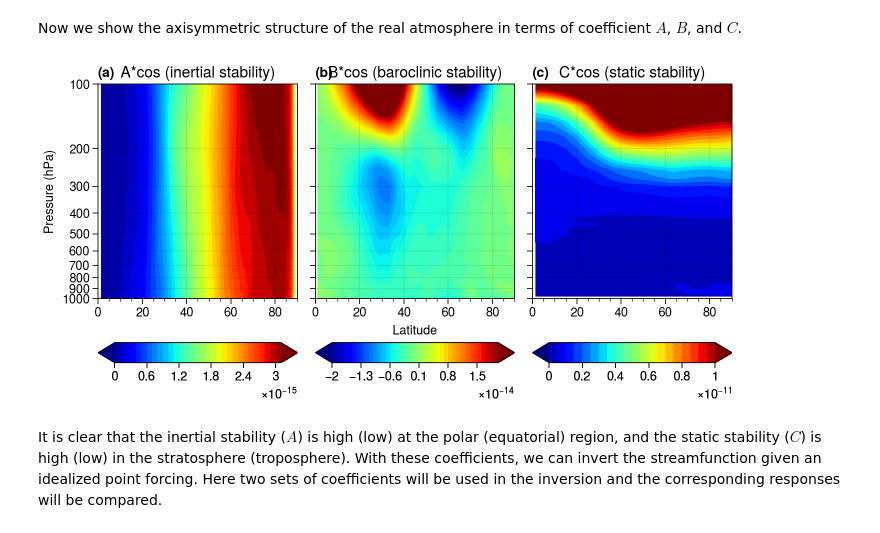
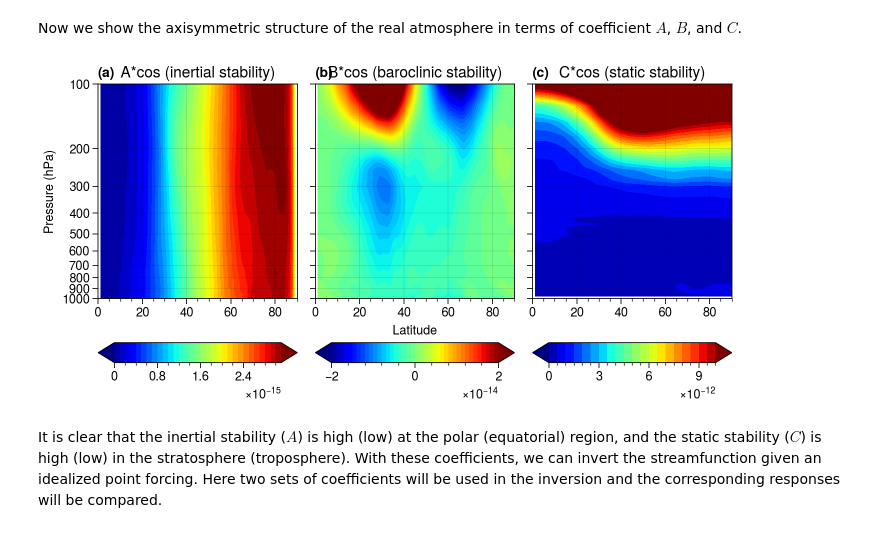
Before and after one commit to miniufo/xinvert, a Jupyter notebook: docs/source/notebooks/04_Eliassen_model.ipynb, the cells around one changed output. Cells and saved outputs as stored; diff of their text form; code cells hidden in the pictures.

```diff
--- a/docs/source/notebooks/04_Eliassen_model.ipynb
+++ b/docs/source/notebooks/04_Eliassen_model.ipynb
@@ -190,33 +190,33 @@ Data variables: (12/17)
 # %% [markdown]
 Now we show the axisymmetric structure of the real atmosphere in terms of coefficient $A$, $B$, and $C$.
 # %%
-import proplot as pplt
+import ultraplot as uplt
 
-fig, axes = pplt.subplots(nrows=1, ncols=3, figsize=(7, 3.5), sharex=3, sharey=3)
-
+fig, axes = uplt.subplots(nrows=1, ncols=3, figsize=(7, 3.5), sharex=3, sharey=3)
+fig.set_facecolor('w')
 fontsize = 11
 
 ax = axes[0]
 m = ax.contourf(Acoef*cosLat, levels=np.linspace(0, 3.1e-15, 32), cmap='jet', extend='both')
 ax.set_title('A*cos (inertial stability)', fontsize=fontsize)
 ax.colorbar(m, loc='b')
 ax.set_yscale('log')
 
 ax = axes[1]
 m = ax.contourf(Bcoef*cosLat, levels=np.linspace(-2e-14, 2e-14, 41), cmap='jet', extend='both')
 ax.set_title('B*cos (baroclinic stability)', fontsize=fontsize)
 ax.colorbar(m, loc='b')
 
 ax = axes[2]
 m = ax.contourf(Ccoef*cosLat, levels=np.linspace(0, 1e-11, 21), cmap='jet', extend='both')
 ax.set_title('C*cos (static stability)', fontsize=fontsize)
 ax.colorbar(m, loc='b')
 ax.set_yticks(np.arange(10000, 110000, 10000))
 ax.set_yticklabels(np.arange(100, 1100, 100), fontsize=fontsize-2)
 
 axes.format(abc='(a)', xlabel='Latitude', ylabel='Pressure (hPa)', xlim=[0, 90])
 # %% [output]
-[figure, old version]
+[figure, new version]
 # %% [markdown]
 It is clear that the inertial stability ($A$) is high (low) at the polar (equatorial) region, and the static stability ($C$) is high (low) in the stratosphere (troposphere).  With these coefficients, we can invert the streamfunction given an idealized point forcing.  Here two sets of coefficients will be used in the inversion and the corresponding responses will be compared.
 # %%
```
Also changed, not shown: parts of 7 cells of this notebook, 23 other files.
